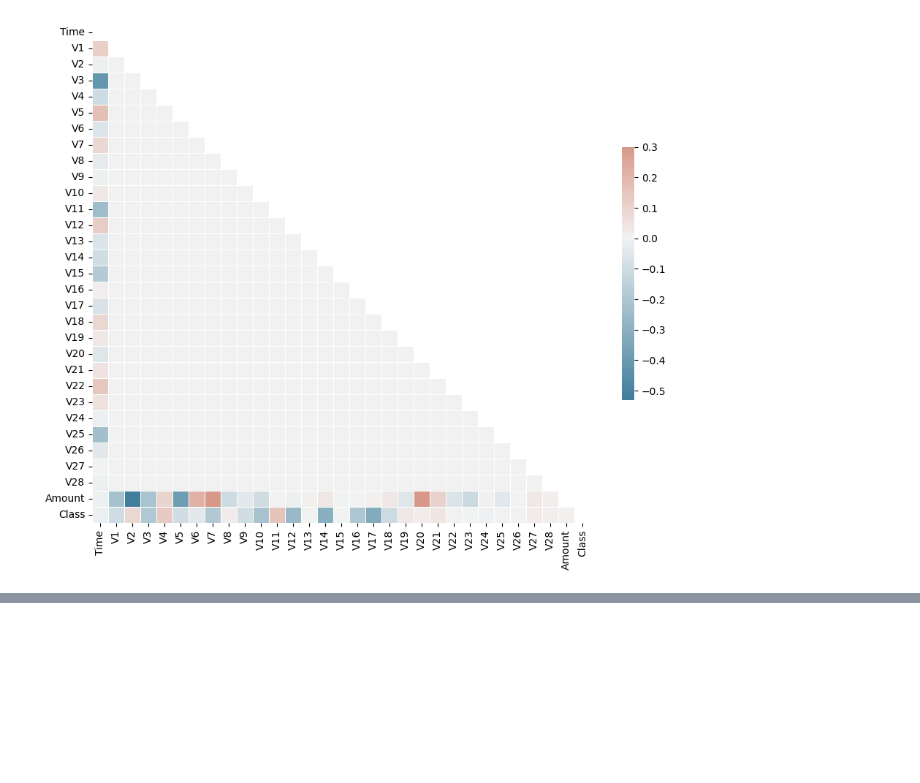
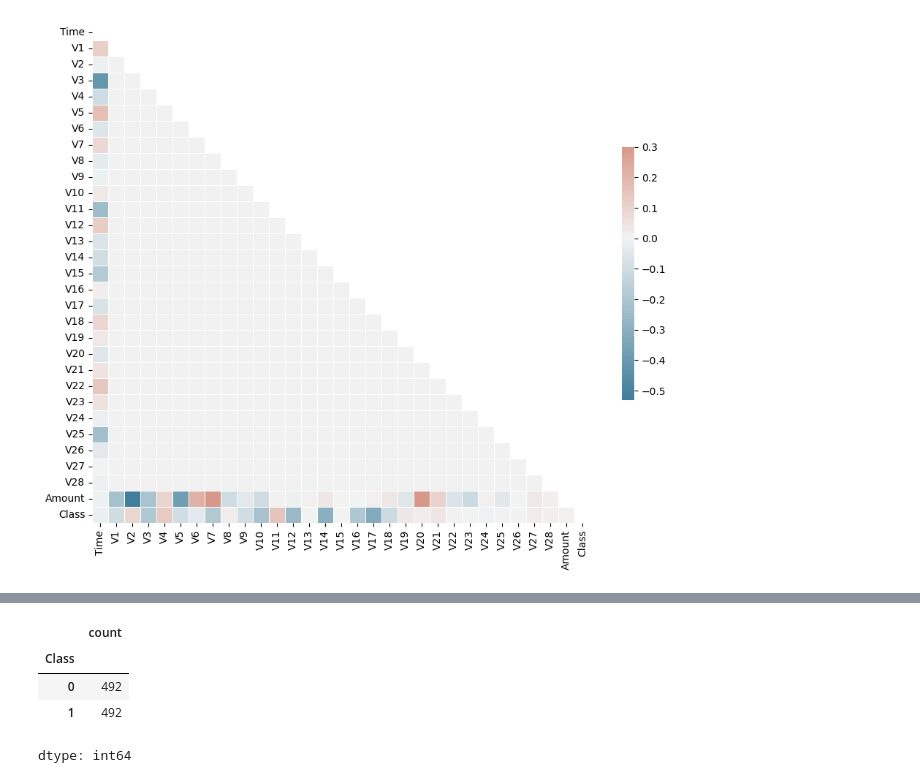
Before and after one commit to murillodomingos/Credit-Card-Fraud, a Jupyter notebook: credit_card_fraud.ipynb, the cells around one changed output, grey strips where cells are left out. Cells and saved outputs as stored; diff of their text form; code cells hidden in the pictures; blank space fills up the shorter version.

```diff
--- a/credit_card_fraud.ipynb
+++ b/credit_card_fraud.ipynb
@@ -156,0 +176,19 @@ X = df.drop('Class', axis=1)
+# %%
+from imblearn.under_sampling import RandomUnderSampler
+
+rus = RandomUnderSampler(random_state=42)
+
+X = df.drop('Class', axis=1)
+y = df['Class']
+
+X_res, y_res = rus.fit_resample(X, y)
+
+df_resampled = pd.concat([pd.DataFrame(X_res), pd.DataFrame(y_res)], axis=1)
+# %%
+df_resampled['Class'].value_counts()
+# %% [output]
+|  | count |
+| Class |  |
+| 0 | 492 |
+| 1 | 492 |
+dtype: int64
```
Also changed, not shown: parts of 5 cells of this notebook.
